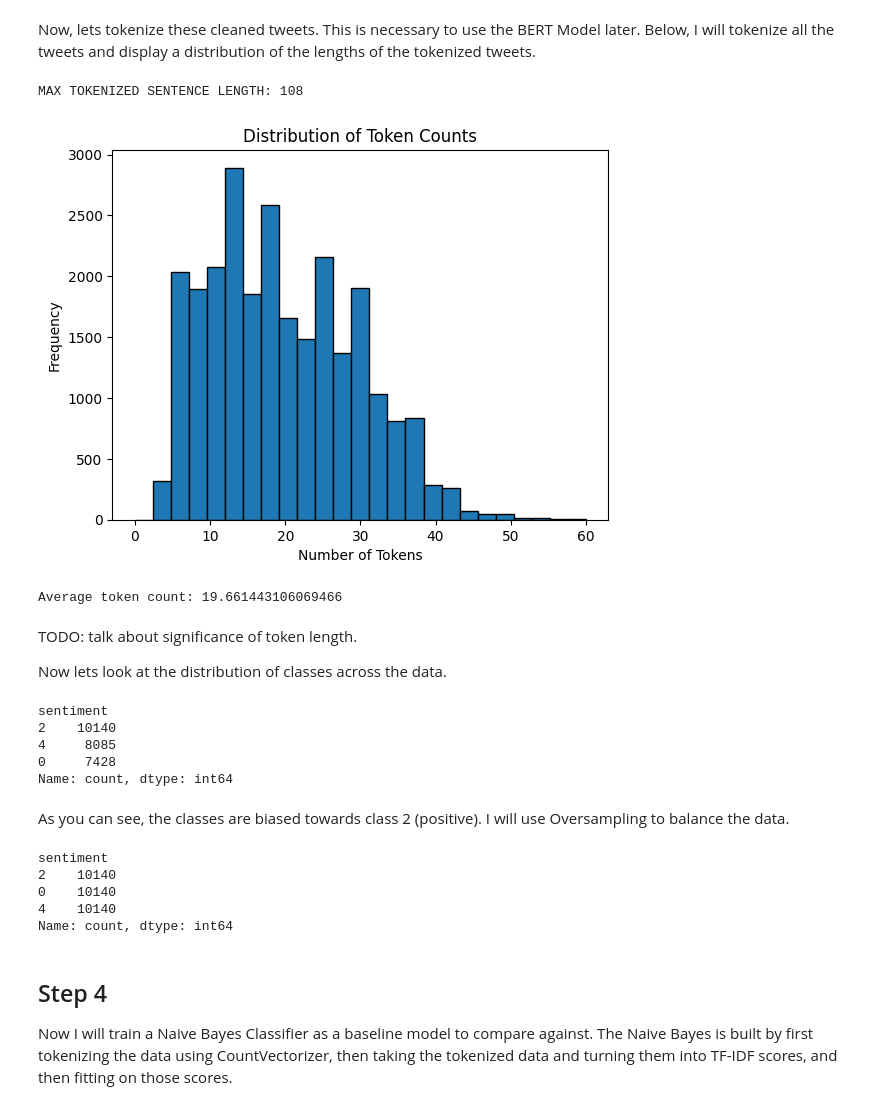
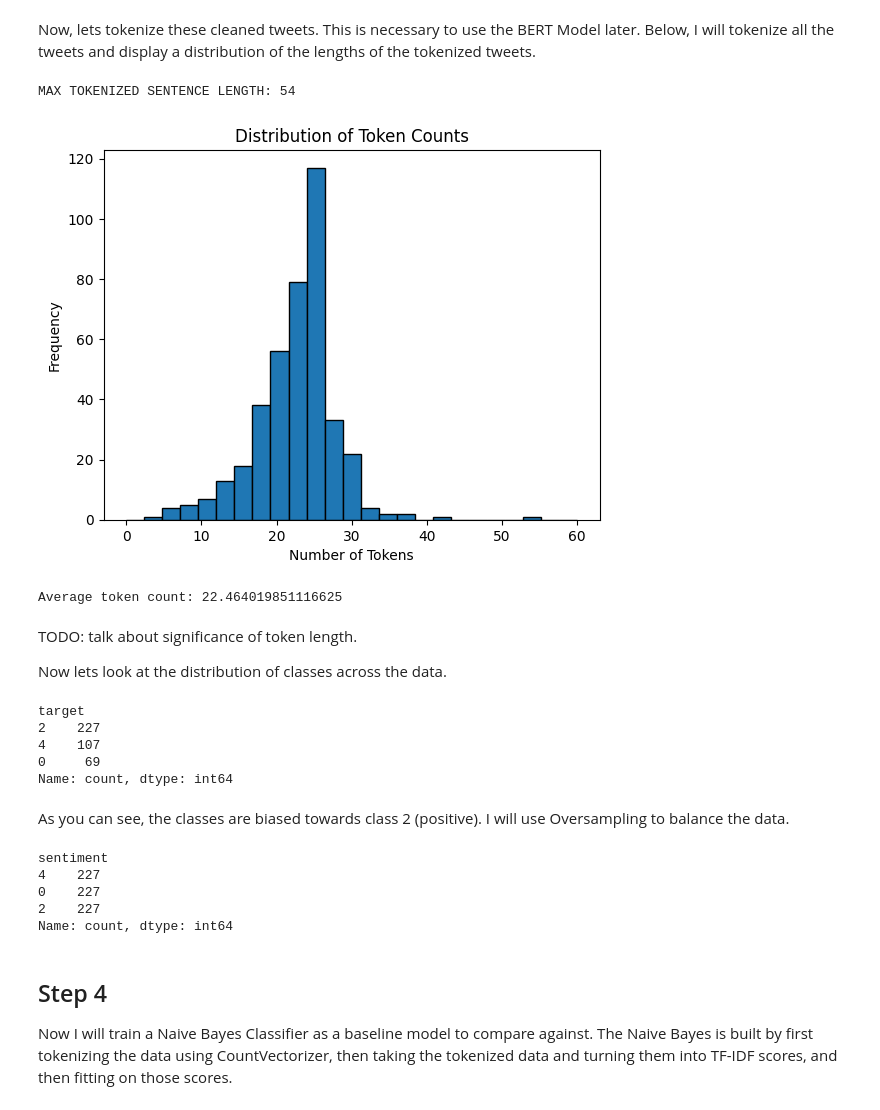
Before and after one commit to andreaseno/TwitterAnalysis, a Jupyter notebook: SentimentAnalysis.ipynb, the cells around one changed output. Cells and saved outputs as stored; diff of their text form; code cells hidden in the pictures.

```diff
--- a/SentimentAnalysis.ipynb
+++ b/SentimentAnalysis.ipynb
@@ -318,57 +318,57 @@ Now, lets tokenize these cleaned tweets. This is necessary to use the BERT Model
 # %%
 # TODO: tokenize test data too
 # Initialize the BERT tokenizer
 tokenizer = BertTokenizerFast.from_pretrained('bert-base-uncased')
 def token_distribution(texts):
     # Tokenize each text and count the tokens, with tqdm for progress tracking
     token_counts = [len(tokenizer.tokenize(text)) for text in texts]
 
     print(f"MAX TOKENIZED SENTENCE LENGTH: {np.max(token_counts)}")
 
     # Plot the distribution of token counts up to 800
     plt.hist(token_counts, bins=25, range=(0,60), edgecolor='black')
     plt.xlabel('Number of Tokens')
     plt.ylabel('Frequency')
     plt.title('Distribution of Token Counts')
     plt.show()
 
     # Calculate the average token count excluding the counts over 800
     average_token_count = sum(token_counts) / len(token_counts) if token_counts else 0
     print(f"Average token count: {average_token_count}")
 
     # Return the average token count for texts with 800 tokens or less
     return average_token_count
 
-average_length_in_tokens = token_distribution(MultiClassTrain['text'].tolist())
+average_length_in_tokens = token_distribution(MultiClassTest['cleaned_text'].tolist())
 # %% [output]
-MAX TOKENIZED SENTENCE LENGTH: 108
+MAX TOKENIZED SENTENCE LENGTH: 54
-[figure, old version]
+[figure, new version]
-Average token count: 19.661443106069466
+Average token count: 22.464019851116625
 # %% [markdown]
 TODO: talk about significance of token length.
 
 Now lets look at the distribution of classes across the data.
 # %%
-MultiClassTrain['sentiment'] = MultiClassTrain['sentiment'].map({'negative':0, 'neutral':2, 'positive':4})
-MultiClassTrain['sentiment'].value_counts()
+# MultiClassTest['target'] = MultiClassTest['target'].map({'negative':0, 'neutral':2, 'positive':4})
+MultiClassTest['target'].value_counts()
 # %% [output]
-sentiment
-2    10140
-4     8085
-0     7428
+target
+2    227
+4    107
+0     69
 Name: count, dtype: int64
 # %% [markdown]
 As you can see, the classes are biased towards class 2 (positive). I will use Oversampling to balance the data.
 # %%
 ros = RandomOverSampler()
-train_x, train_y = ros.fit_resample(np.array(MultiClassTrain['cleaned_text']).reshape(-1, 1), np.array(MultiClassTrain['sentiment']).reshape(-1, 1))
+train_x, train_y = ros.fit_resample(np.array(MultiClassTest['cleaned_text']).reshape(-1, 1), np.array(MultiClassTest['target']).reshape(-1, 1))
 train_os = pd.DataFrame(list(zip([x[0] for x in train_x], train_y)), columns = ['cleaned_text', 'sentiment'])
 train_os['sentiment'].value_counts()
 # %% [output]
 sentiment
-2    10140
-0    10140
-4    10140
+4    227
+0    227
+2    227
 Name: count, dtype: int64
 # %% [markdown]
 ## Step 4
```
Also changed, not shown: parts of 11 cells of this notebook.
